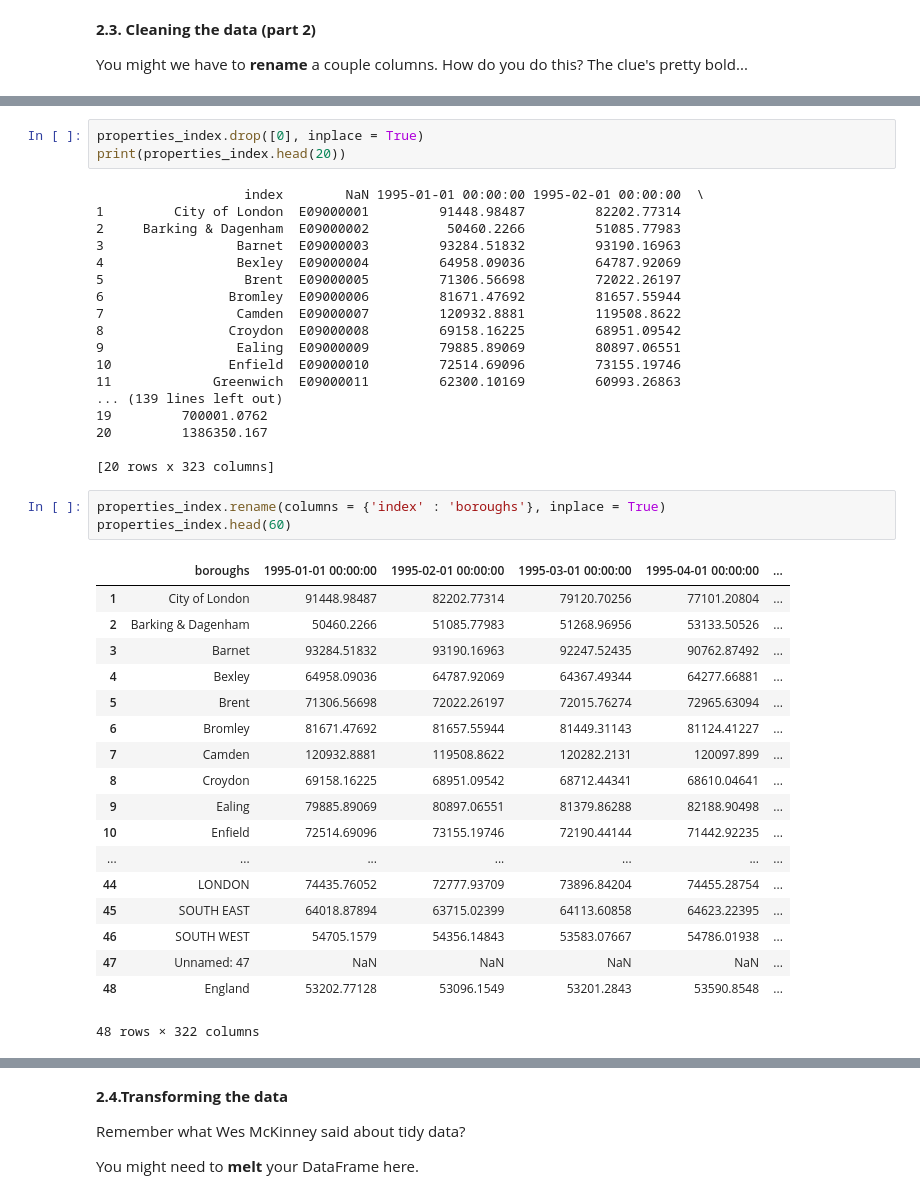
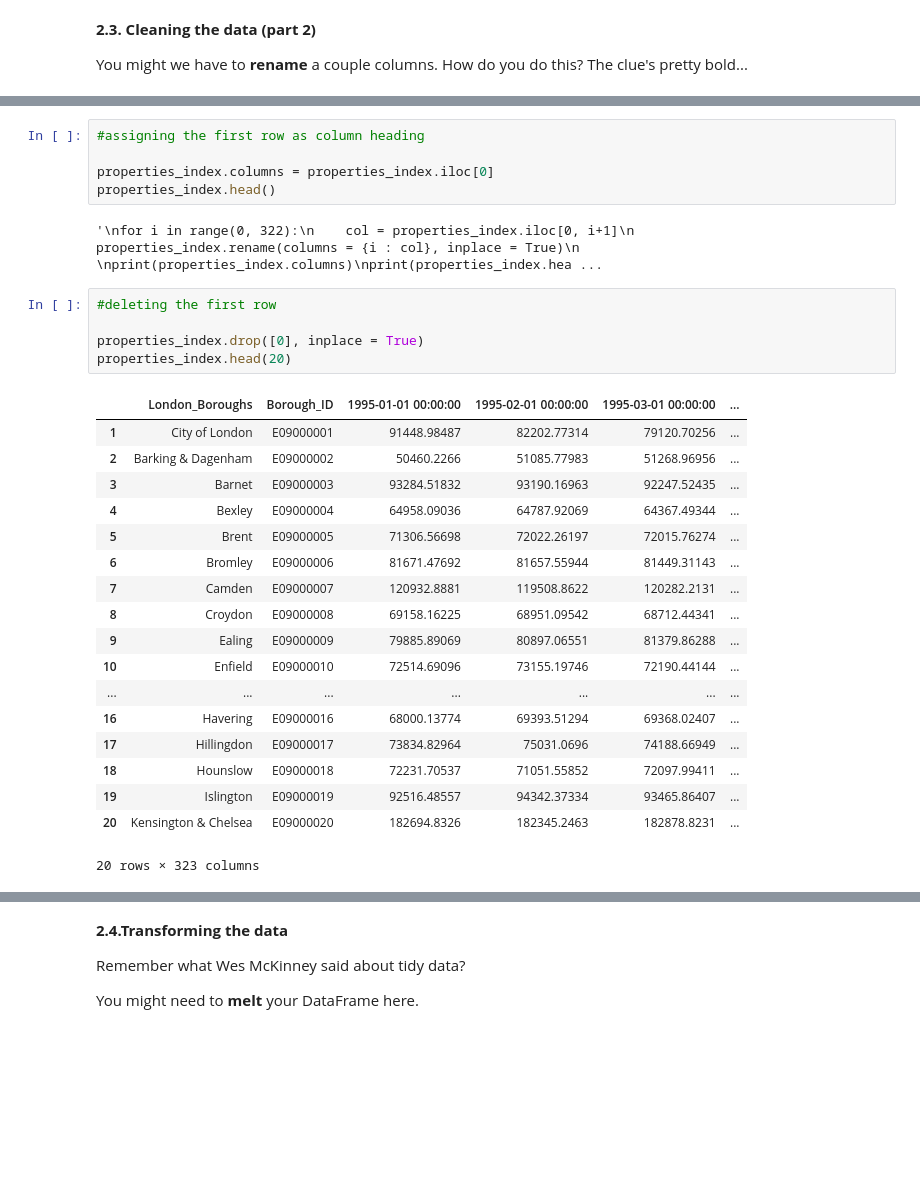
Before and after one commit to meskeremg/MeskiSBWork, a Jupyter notebook: Unit 4 Challenge - Tier 3.ipynb, the cells around one changed output, grey strips where cells are left out. Drawn from its saved outputs; the diff is of its cells as text; blank space fills up the shorter version.

```diff
--- a/Unit 4 Challenge - Tier 3.ipynb
+++ b/Unit 4 Challenge - Tier 3.ipynb
@@ -186,43 +165,31 @@ Index([            'index',                 NaT, 1995-01-01 00:00:00,
+# %%
+#assigning the first row as column heading
+
+properties_index.columns = properties_index.iloc[0]
+properties_index.head()
+# %% [output]
+'\nfor i in range(0, 322):\n    col = properties_index.iloc[0, i+1]\n    properties_index.rename(columns = {i : col}, inplace = True)\n    \nprint(properties_index.columns)\nprint(properties_index.hea ...
 # %%
+#deleting the first row
+
 properties_index.drop([0], inplace = True)
-print(properties_index.head(20))
+properties_index.head(20)
 # %% [output]
+|  | London_Boroughs | Borough_ID | 1995-01-01 00:00:00 | 1995-02-01 00:00:00 | 1995-03-01 00:00:00 | ... |
+| 1 | City of London | E09000001 | 91448.98487 | 82202.77314 | 79120.70256 | ... |
+| 2 | Barking & Dagenham | E09000002 | 50460.2266 | 51085.77983 | 51268.96956 | ... |
+| 3 | Barnet | E09000003 | 93284.51832 | 93190.16963 | 92247.52435 | ... |
+| 4 | Bexley | E09000004 | 64958.09036 | 64787.92069 | 64367.49344 | ... |
+| 5 | Brent | E09000005 | 71306.56698 | 72022.26197 | 72015.76274 | ... |
+| 6 | Bromley | E09000006 | 81671.47692 | 81657.55944 | 81449.31143 | ... |
+| 7 | Camden | E09000007 | 120932.8881 | 119508.8622 | 120282.2131 | ... |
+| 8 | Croydon | E09000008 | 69158.16225 | 68951.09542 | 68712.44341 | ... |
+| 9 | Ealing | E09000009 | 79885.89069 | 80897.06551 | 81379.86288 | ... |
+| 10 | Enfield | E09000010 | 72514.69096 | 73155.19746 | 72190.44144 | ... |
+| ... | ... | ... | ... | ... | ... | ... |
+| 16 | Havering | E09000016 | 68000.13774 | 69393.51294 | 69368.02407 | ... |
+| 17 | Hillingdon | E09000017 | 73834.82964 | 75031.0696 | 74188.66949 | ... |
+| 18 | Hounslow | E09000018 | 72231.70537 | 71051.55852 | 72097.99411 | ... |
+| 19 | Islington | E09000019 | 92516.48557 | 94342.37334 | 93465.86407 | ... |
+| 20 | Kensington & Chelsea | E09000020 | 182694.8326 | 182345.2463 | 182878.8231 | ... |
-                   index        NaN 1995-01-01 00:00:00 1995-02-01 00:00:00  \
-1         City of London  E09000001         91448.98487         82202.77314
-2     Barking & Dagenham  E09000002          50460.2266         51085.77983
-3                 Barnet  E09000003         93284.51832         93190.16963
-4                 Bexley  E09000004         64958.09036         64787.92069
-5                  Brent  E09000005         71306.56698         72022.26197
-6                Bromley  E09000006         81671.47692         81657.55944
-7                 Camden  E09000007         120932.8881         119508.8622
-8                Croydon  E09000008         69158.16225         68951.09542
-9                 Ealing  E09000009         79885.89069         80897.06551
-10               Enfield  E09000010         72514.69096         73155.19746
-11             Greenwich  E09000011         62300.10169         60993.26863
-... (139 lines left out)
-19         700001.0762
-20         1386350.167
-
-[20 rows x 323 columns]
+20 rows × 323 columns
-# %%
-properties_index.rename(columns = {'index' : 'boroughs'}, inplace = True)
-properties_index.head(60)
-# %% [output]
-|  | boroughs | 1995-01-01 00:00:00 | 1995-02-01 00:00:00 | 1995-03-01 00:00:00 | 1995-04-01 00:00:00 | ... |
-| 1 | City of London | 91448.98487 | 82202.77314 | 79120.70256 | 77101.20804 | ... |
-| 2 | Barking & Dagenham | 50460.2266 | 51085.77983 | 51268.96956 | 53133.50526 | ... |
-| 3 | Barnet | 93284.51832 | 93190.16963 | 92247.52435 | 90762.87492 | ... |
-| 4 | Bexley | 64958.09036 | 64787.92069 | 64367.49344 | 64277.66881 | ... |
-| 5 | Brent | 71306.56698 | 72022.26197 | 72015.76274 | 72965.63094 | ... |
-| 6 | Bromley | 81671.47692 | 81657.55944 | 81449.31143 | 81124.41227 | ... |
-| 7 | Camden | 120932.8881 | 119508.8622 | 120282.2131 | 120097.899 | ... |
-| 8 | Croydon | 69158.16225 | 68951.09542 | 68712.44341 | 68610.04641 | ... |
-| 9 | Ealing | 79885.89069 | 80897.06551 | 81379.86288 | 82188.90498 | ... |
-| 10 | Enfield | 72514.69096 | 73155.19746 | 72190.44144 | 71442.92235 | ... |
-| ... | ... | ... | ... | ... | ... | ... |
-| 44 | LONDON | 74435.76052 | 72777.93709 | 73896.84204 | 74455.28754 | ... |
-| 45 | SOUTH EAST | 64018.87894 | 63715.02399 | 64113.60858 | 64623.22395 | ... |
-| 46 | SOUTH WEST | 54705.1579 | 54356.14843 | 53583.07667 | 54786.01938 | ... |
-| 47 | Unnamed: 47 | NaN | NaN | NaN | NaN | ... |
-| 48 | England | 53202.77128 | 53096.1549 | 53201.2843 | 53590.8548 | ... |
-48 rows × 322 columns
```
Also changed, not shown: parts of 33 cells of this notebook.
